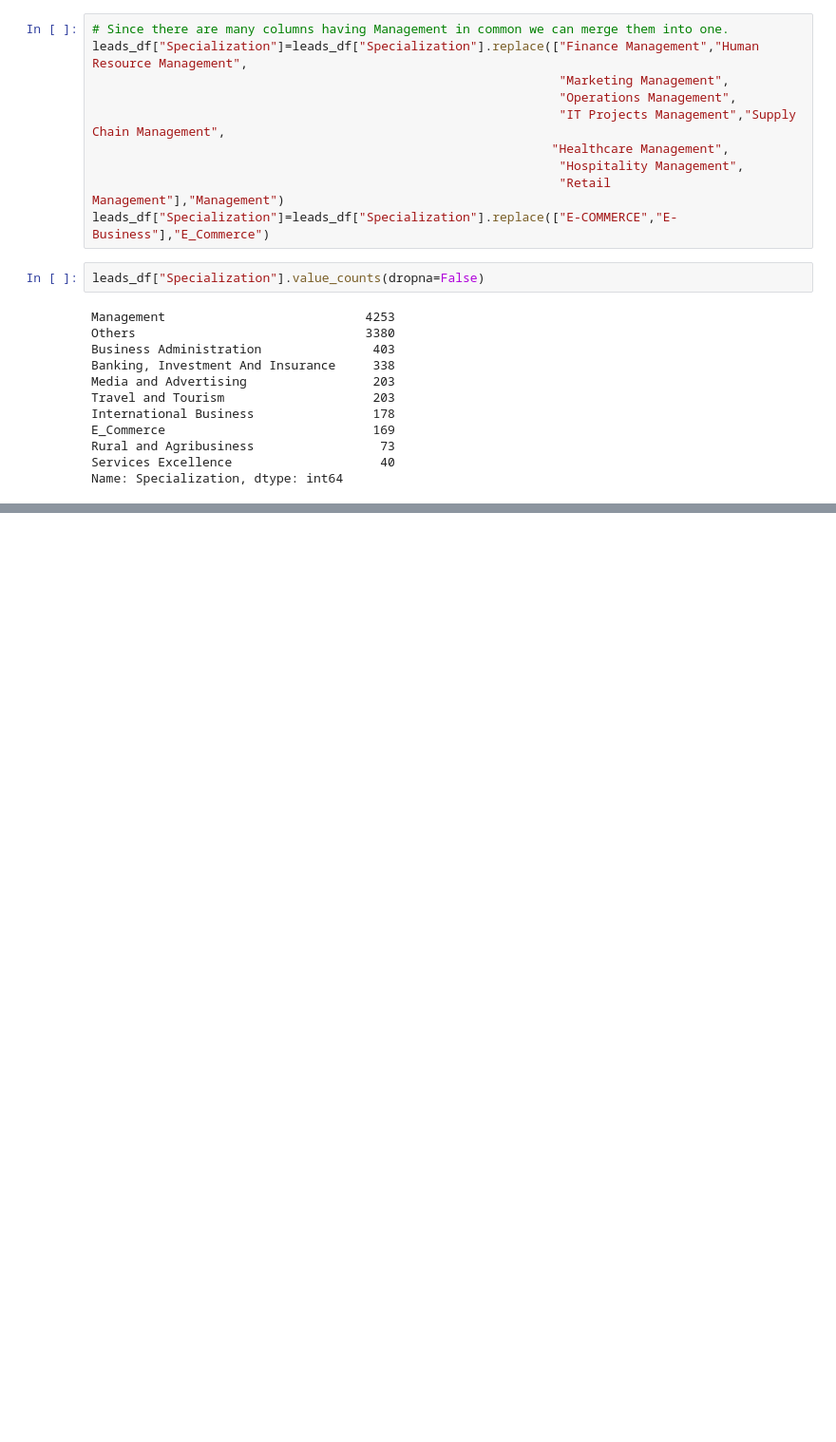
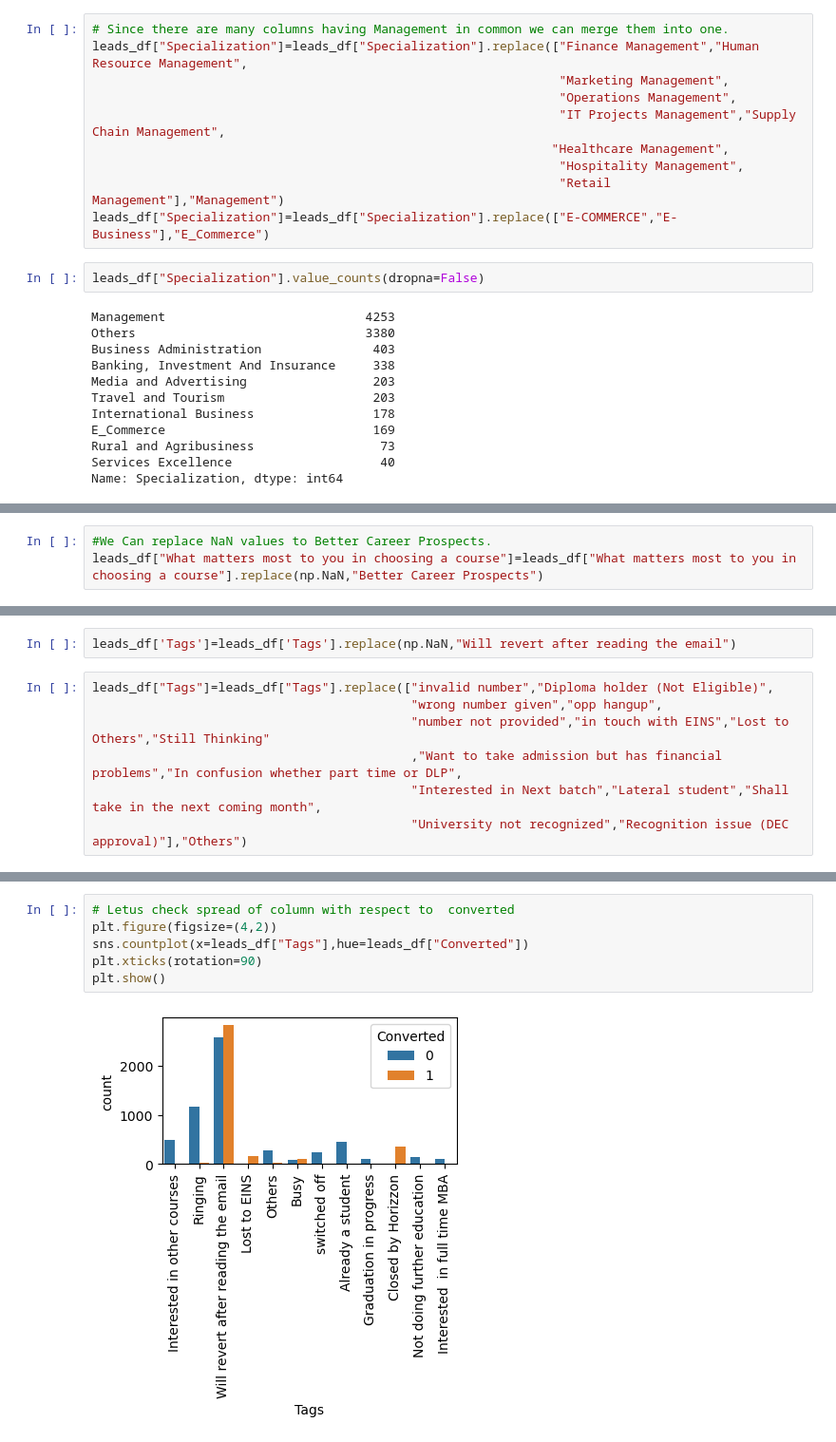
Before and after one commit to charudavis/UpGrad_CaseStudy_Lead, a Jupyter notebook: Lead_Score_Model.ipynb, the cells around one changed output, grey strips where cells are left out. Shown at 95% size. Saved outputs shown, nothing was run; the diff lists cells and outputs as text; blank space fills up the shorter version.

```diff
--- a/Lead_Score_Model.ipynb
+++ b/Lead_Score_Model.ipynb
@@ -519,0 +528,3 @@ Name: What is your current occupation, dtype: int64
+# %%
+#We Can replace NaN values to Better Career Prospects.
+leads_df["What matters most to you in choosing a course"]=leads_df["What matters most to you in choosing a course"].replace(np.NaN,"Better Career Prospects")
@@ -519,0 +663,9 @@ Name: What is your current occupation, dtype: int64
+# %%
+leads_df['Tags']=leads_df['Tags'].replace(np.NaN,"Will revert after reading the email")
+# %%
+leads_df["Tags"]=leads_df["Tags"].replace(["invalid number","Diploma holder (Not Eligible)",
+                                           "wrong number given","opp hangup",
+                                           "number not provided","in touch with EINS","Lost to Others","Still Thinking"
+                                           ,"Want to take admission but has financial problems","In confusion whether part time or DLP",
+                                           "Interested in Next batch","Lateral student","Shall take in the next coming month",
+                                           "University not recognized","Recognition issue (DEC approval)"],"Others")
@@ -519,0 +689,8 @@ Name: What is your current occupation, dtype: int64
+# %%
+# Letus check spread of column with respect to  converted
+plt.figure(figsize=(4,2))
+sns.countplot(x=leads_df["Tags"],hue=leads_df["Converted"])
+plt.xticks(rotation=90)
+plt.show()
+# %% [output]
+[figure, added]
```
Also changed, not shown: parts of 69 cells of this notebook.
